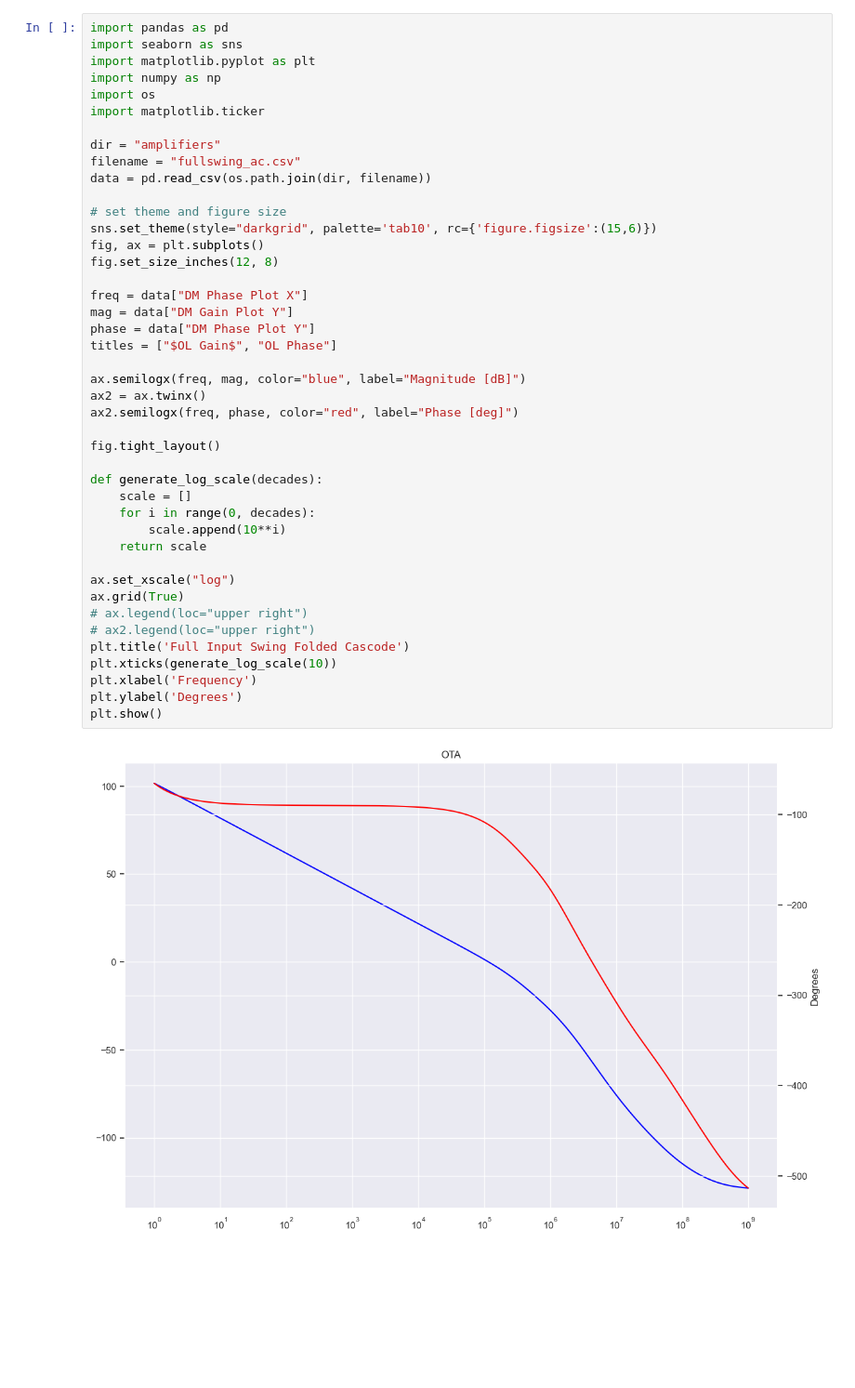
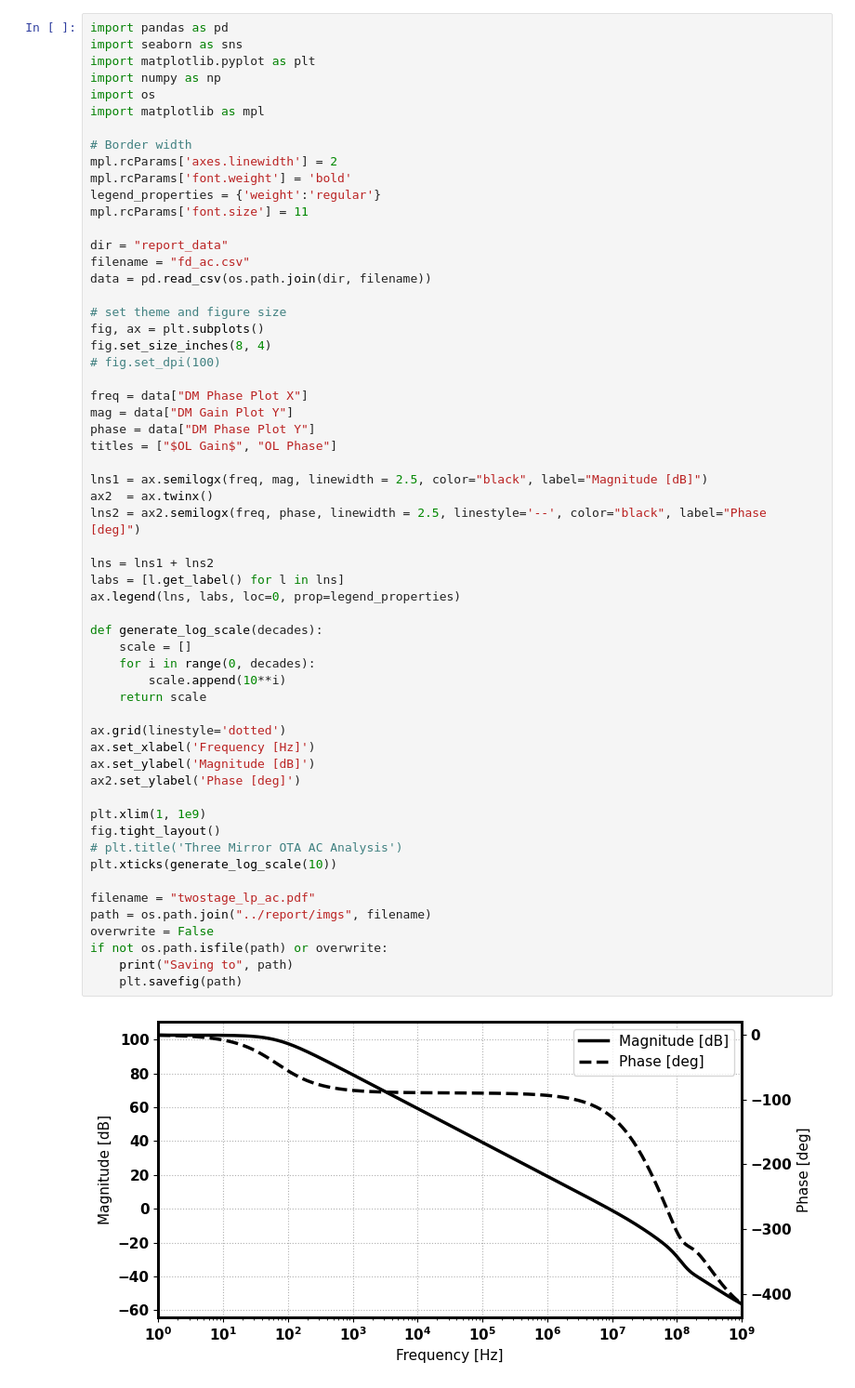
Before and after one commit to Ponti17/bsc-data-processing, a Jupyter notebook: amplifier_plot.ipynb, the cells around one changed output. Shown at 93% size. Saved outputs shown, nothing was run; the diff lists cells and outputs as text; blank space fills up the shorter version.

```diff
--- a/amplifier_plot.ipynb
+++ b/amplifier_plot.ipynb
@@ -1,48 +1,63 @@
 # %%
 import pandas as pd
 import seaborn as sns
 import matplotlib.pyplot as plt
 import numpy as np
 import os
-import matplotlib.ticker
+import matplotlib as mpl
 
-dir = "amplifiers"
-filename = "fullswing_ac.csv"
+# Border width
+mpl.rcParams['axes.linewidth'] = 2
+mpl.rcParams['font.weight'] = 'bold'
+legend_properties = {'weight':'regular'}
+mpl.rcParams['font.size'] = 11
+
+dir = "report_data"
+filename = "fd_ac.csv"
 data = pd.read_csv(os.path.join(dir, filename))
 
 # set theme and figure size
-sns.set_theme(style="darkgrid", palette='tab10', rc={'figure.figsize':(15,6)})
 fig, ax = plt.subplots()
-fig.set_size_inches(12, 8)
+fig.set_size_inches(8, 4)
+# fig.set_dpi(100)
 
 freq = data["DM Phase Plot X"]
 mag = data["DM Gain Plot Y"]
 phase = data["DM Phase Plot Y"]
 titles = ["$OL Gain$", "OL Phase"]
 
-ax.semilogx(freq, mag, color="blue", label="Magnitude [dB]")
-ax2 = ax.twinx()
-ax2.semilogx(freq, phase, color="red", label="Phase [deg]")
+lns1 = ax.semilogx(freq, mag, linewidth = 2.5, color="black", label="Magnitude [dB]")
+ax2  = ax.twinx()
+lns2 = ax2.semilogx(freq, phase, linewidth = 2.5, linestyle='--', color="black", label="Phase [deg]")
 
-fig.tight_layout()
+lns = lns1 + lns2
+labs = [l.get_label() for l in lns]
+ax.legend(lns, labs, loc=0, prop=legend_properties)
 
 def generate_log_scale(decades):
     scale = []
     for i in range(0, decades):
         scale.append(10**i)
     return scale
 
-ax.set_xscale("log")
-ax.grid(True)
-# ax.legend(loc="upper right")
-# ax2.legend(loc="upper right")
-plt.title('Full Input Swing Folded Cascode')
+ax.grid(linestyle='dotted')
+ax.set_xlabel('Frequency [Hz]')
+ax.set_ylabel('Magnitude [dB]')
+ax2.set_ylabel('Phase [deg]')
+
+plt.xlim(1, 1e9)
+fig.tight_layout()
+# plt.title('Three Mirror OTA AC Analysis')
 plt.xticks(generate_log_scale(10))
-plt.xlabel('Frequency')
-plt.ylabel('Degrees')
-plt.show()
+
+filename = "twostage_lp_ac.pdf"
+path = os.path.join("../report/imgs", filename)
+overwrite = False
+if not os.path.isfile(path) or overwrite:
+    print("Saving to", path)
+    plt.savefig(path)
 # %% [output]
-[figure, old version]
+[figure, new version]
 # %%
 import pandas as pd
 import seaborn as sns
```
Also changed, not shown: parts of 3 cells of this notebook, 13 other files.
